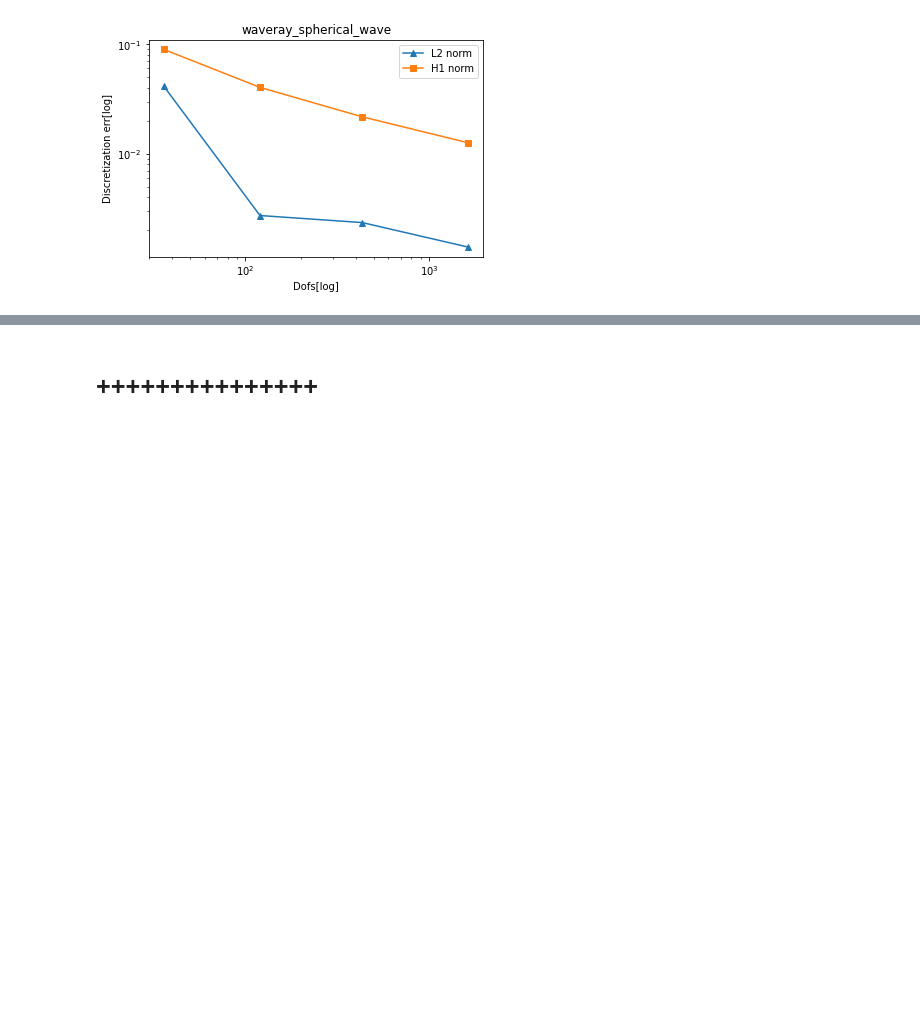
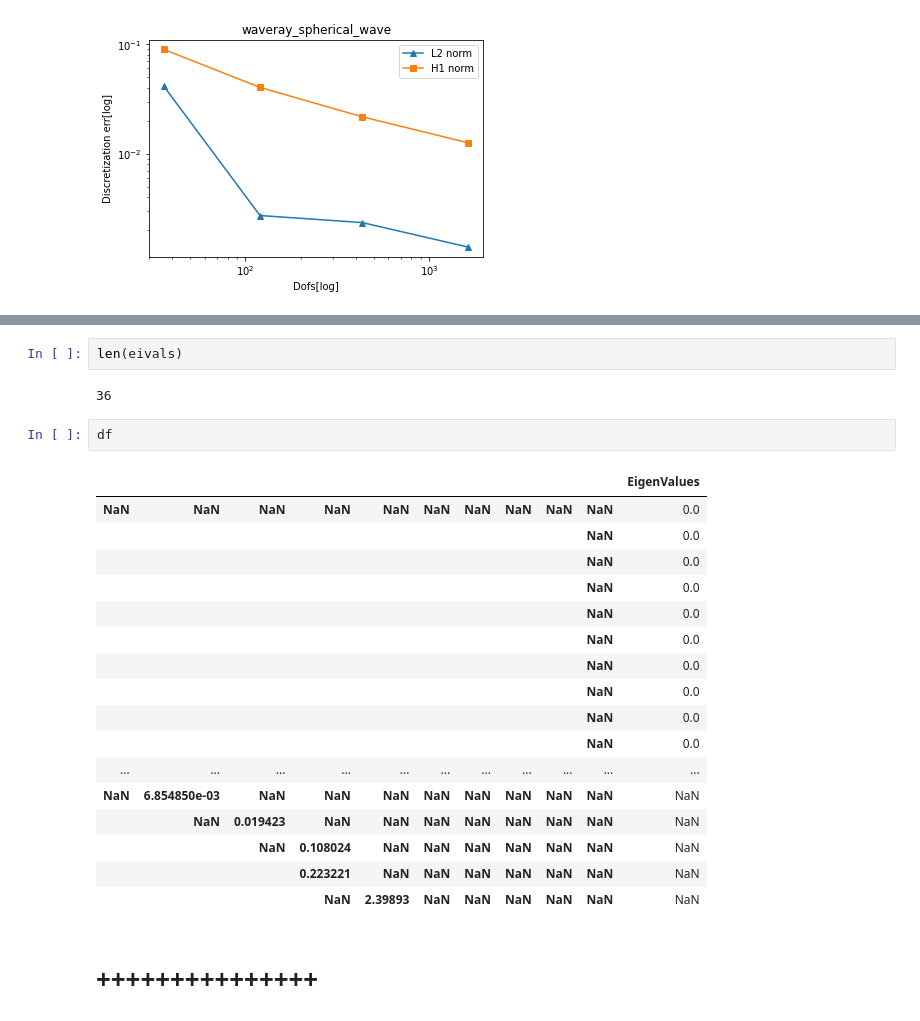
Before and after one commit to liaowangh/PUM_WaveRay, a Jupyter notebook: code/plot_err/plot_error.ipynb, the cells around one changed output, grey strips where cells are left out. Saved outputs shown, nothing was run; the diff lists cells and outputs as text; blank space fills up the shorter version.

```diff
--- a/code/plot_err/plot_error.ipynb
+++ b/code/plot_err/plot_error.ipynb
@@ -201,3 +223,27 @@ The PostScript backend does not support transparency; partially transparent arti
+# %%
+len(eivals)
+# %% [output]
+36
+# %%
+df
+# %% [output]
+|  |  |  |  |  |  |  |  |  |  | EigenValues |
+| NaN | NaN | NaN | NaN | NaN | NaN | NaN | NaN | NaN | NaN | 0.0 |
+|  |  |  |  |  |  |  |  |  | NaN | 0.0 |
+|  |  |  |  |  |  |  |  |  | NaN | 0.0 |
+|  |  |  |  |  |  |  |  |  | NaN | 0.0 |
+|  |  |  |  |  |  |  |  |  | NaN | 0.0 |
+|  |  |  |  |  |  |  |  |  | NaN | 0.0 |
+|  |  |  |  |  |  |  |  |  | NaN | 0.0 |
+|  |  |  |  |  |  |  |  |  | NaN | 0.0 |
+|  |  |  |  |  |  |  |  |  | NaN | 0.0 |
+|  |  |  |  |  |  |  |  |  | NaN | 0.0 |
+| ... | ... | ... | ... | ... | ... | ... | ... | ... | ... | ... |
+| NaN | 6.854850e-03 | NaN | NaN | NaN | NaN | NaN | NaN | NaN | NaN | NaN |
+|  | NaN | 0.019423 | NaN | NaN | NaN | NaN | NaN | NaN | NaN | NaN |
+|  |  | NaN | 0.108024 | NaN | NaN | NaN | NaN | NaN | NaN | NaN |
+|  |  |  | 0.223221 | NaN | NaN | NaN | NaN | NaN | NaN | NaN |
+|  |  |  | NaN | 2.39893 | NaN | NaN | NaN | NaN | NaN | NaN |
 # %% [markdown]
 # +++++++++++++++
 # %%
```
Also changed, not shown: parts of 2 cells of this notebook, 3 other files.
